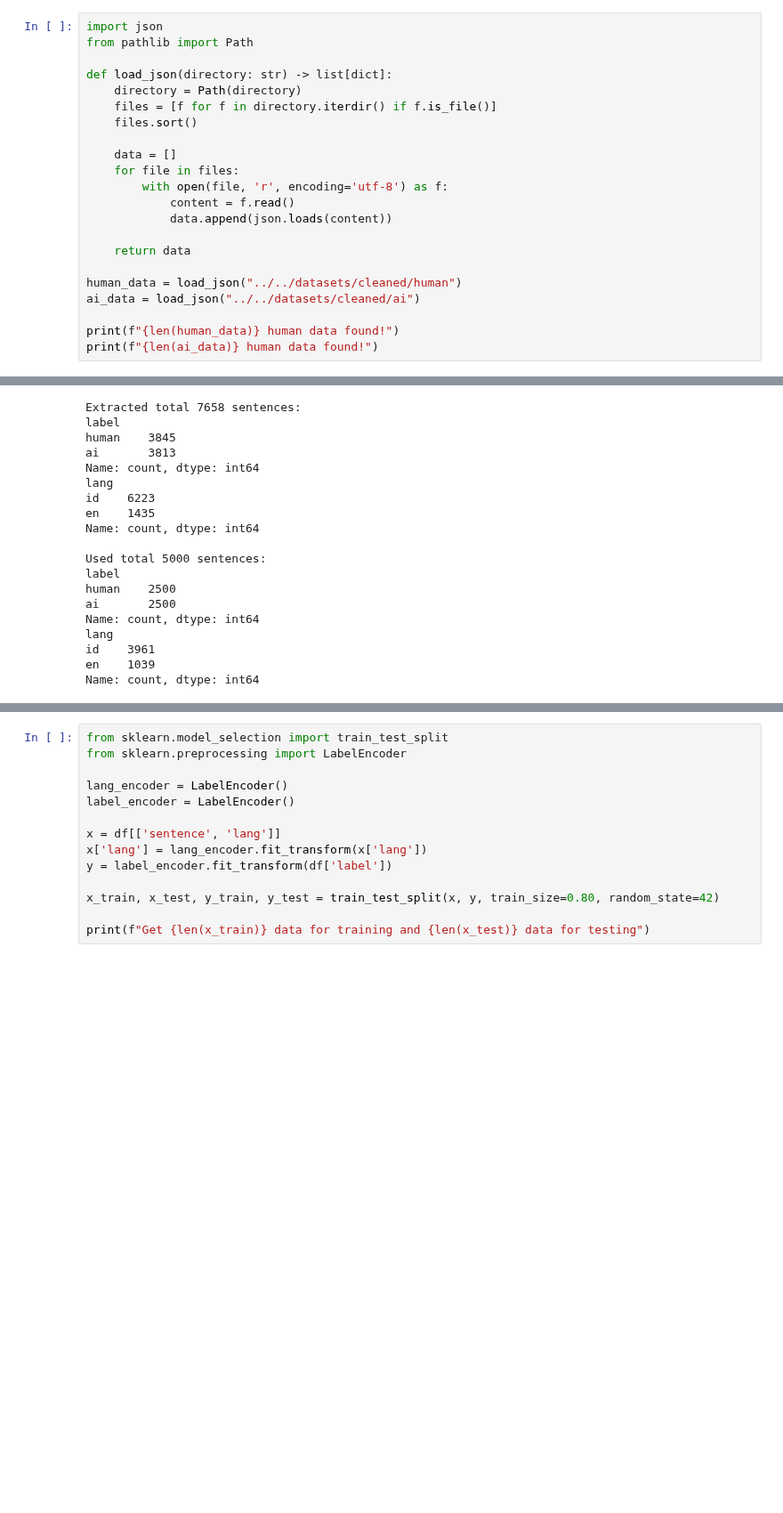
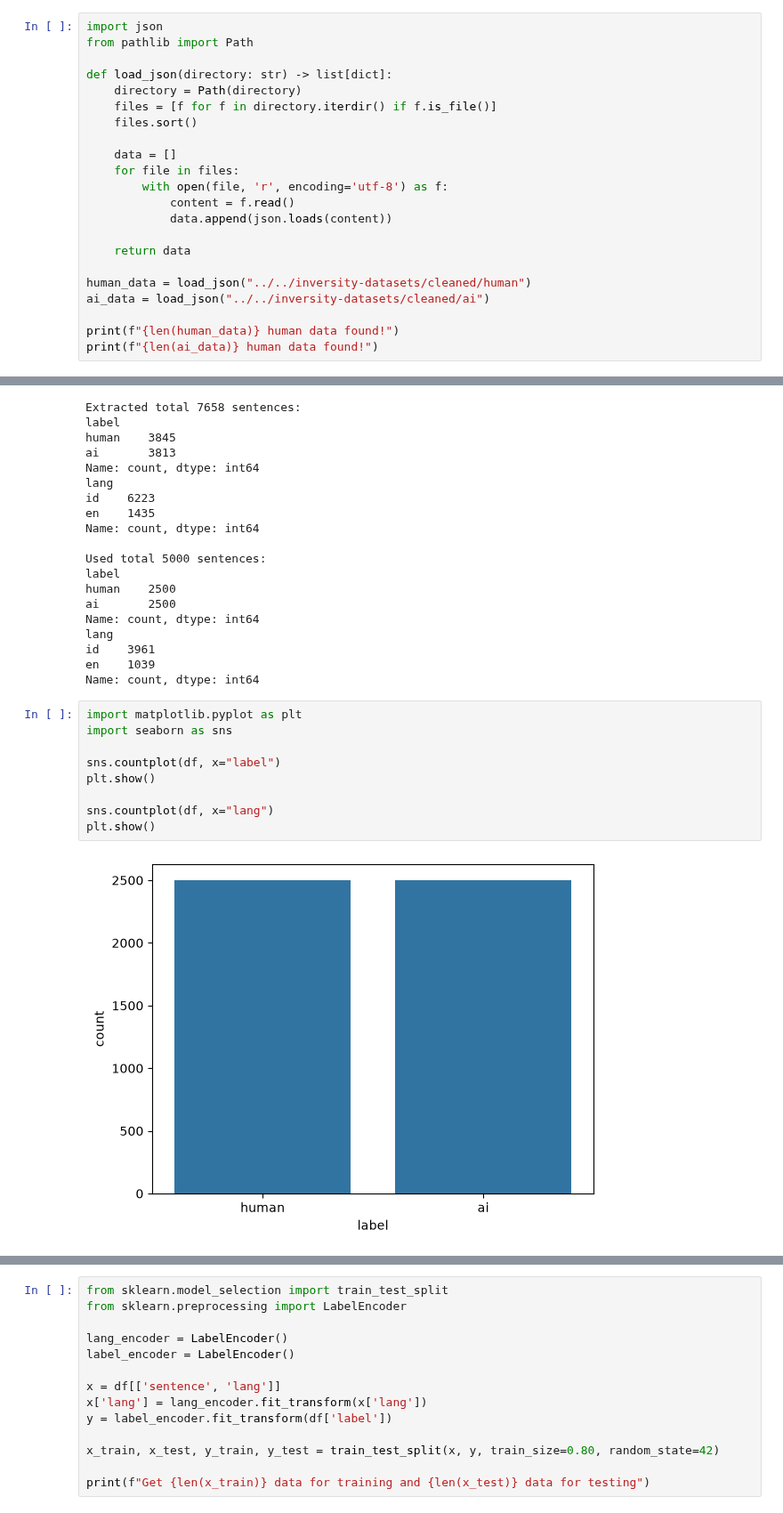
Before and after one commit to anomaly-inversity/inversity-ai, a Jupyter notebook: src/training.ipynb, the cells around one changed output, grey strips where cells are left out. Shown at 89% size. Cells and saved outputs as stored; diff of their text form; blank space fills up the shorter version.

```diff
--- a/src/training.ipynb
+++ b/src/training.ipynb
@@ -15,8 +15,8 @@ def load_json(directory: str) -> list[dict]:
 
     return data
 
-human_data = load_json("../../datasets/cleaned/human")
-ai_data = load_json("../../datasets/cleaned/ai")
+human_data = load_json("../../inversity-datasets/cleaned/human")
+ai_data = load_json("../../inversity-datasets/cleaned/ai")
 
 print(f"{len(human_data)} human data found!")
 print(f"{len(ai_data)} human data found!")
@@ -73,3 +73,14 @@ lang
 id    3961
 en    1039
 Name: count, dtype: int64
+# %%
+import matplotlib.pyplot as plt
+import seaborn as sns
+
+sns.countplot(df, x="label")
+plt.show()
+
+sns.countplot(df, x="lang")
+plt.show()
+# %% [output]
+[figure, added]
```
Also changed, not shown: parts of 11 cells of this notebook, 2 other files.
